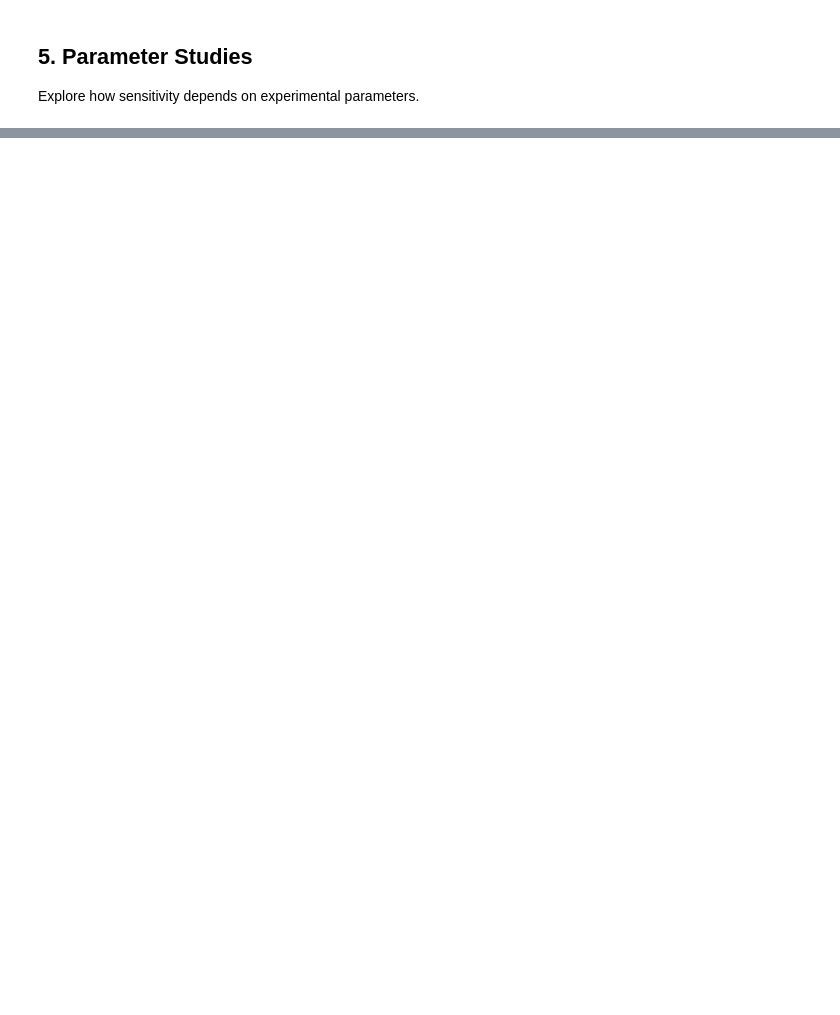
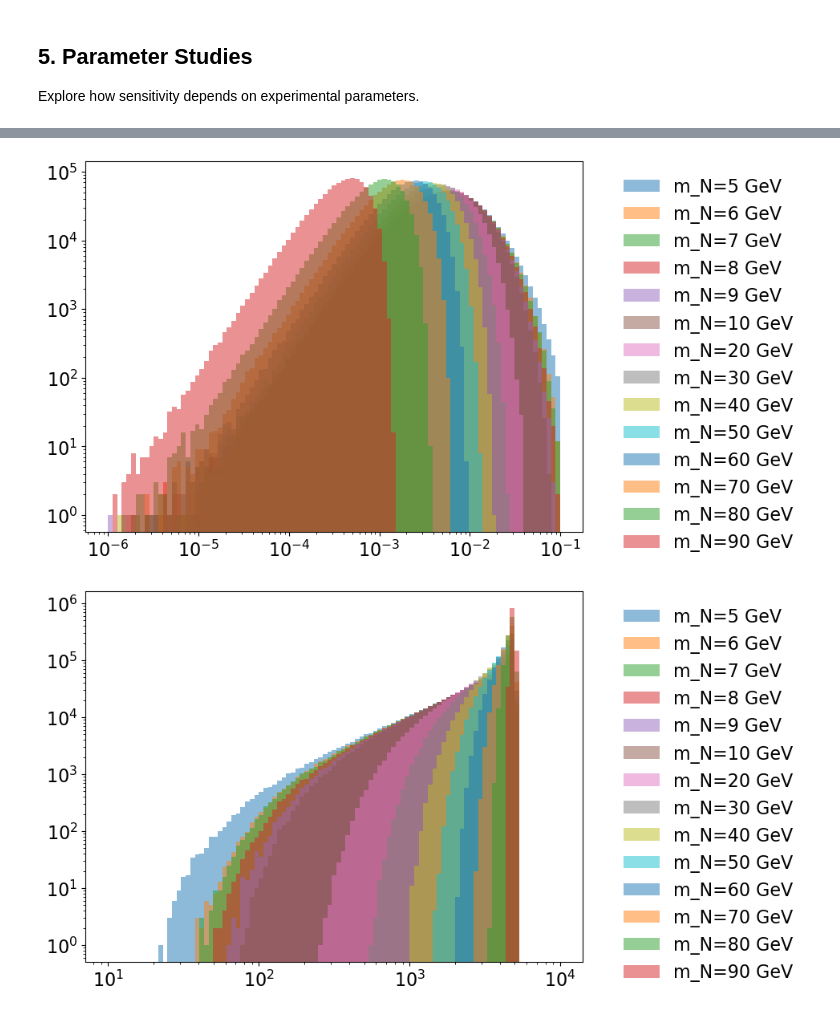
Before and after one commit to nickkamp1/NeutrinoFactoryHNL, a Jupyter notebook: Balloon.ipynb, the cells around one changed output, grey strips where cells are left out. Drawn from its saved outputs; the diff is of its cells as text; code cells hidden in the pictures; blank space fills up the shorter version.

```diff
--- a/Balloon.ipynb
+++ b/Balloon.ipynb
@@ -433,0 +482,21 @@ depth = 500 m: efficiency = 0.0111, events = 40.0
+# %%
+mc = {}
+for mass in [5,6,7,8,9,10,20,30,40,50,60,70,80,90]:
+    filename = "data/HNL_kinematics/Momentum%2.1f.dat" % mass
+    mc[mass] = pd.read_csv(filename,sep='\s+')
+# %%
+for mass, df in mc.items():
+    P_tot = np.sqrt(df.PNx**2 + df.PNy**2 + df.PNz**2)
+    plt.hist(np.arccos(df.PNz/P_tot), bins=np.logspace(-6, -1, 100), label=f'm_N={mass} GeV', alpha=0.5)
+plt.loglog()
+plt.legend(bbox_to_anchor=(1.05, 1), loc='upper left')
+plt.show()
+
+for mass, df in mc.items():
+   plt.hist(df.PNe, bins=np.logspace(1, 4, 100), label=f'm_N={mass} GeV', alpha=0.5)
+plt.loglog()
+plt.legend(bbox_to_anchor=(1.05, 1), loc='upper left')
+plt.show()
+# %% [output]
+[figure, added]
+[figure, added]
```
Also changed, not shown: parts of 13 cells of this notebook, 4 other files.
